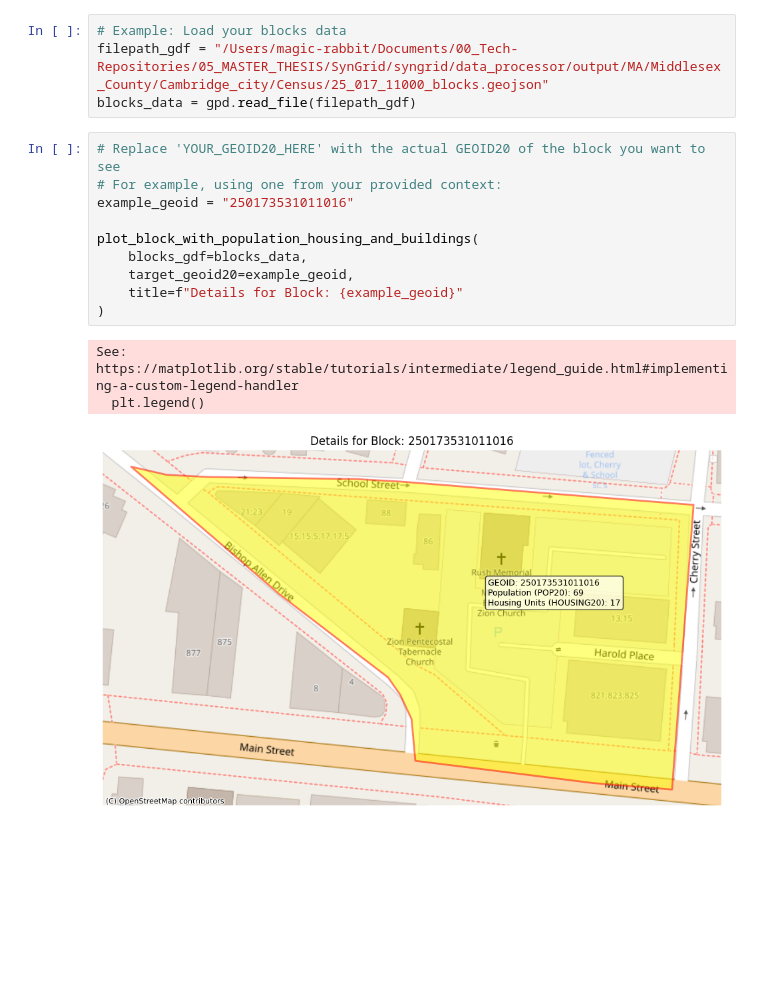
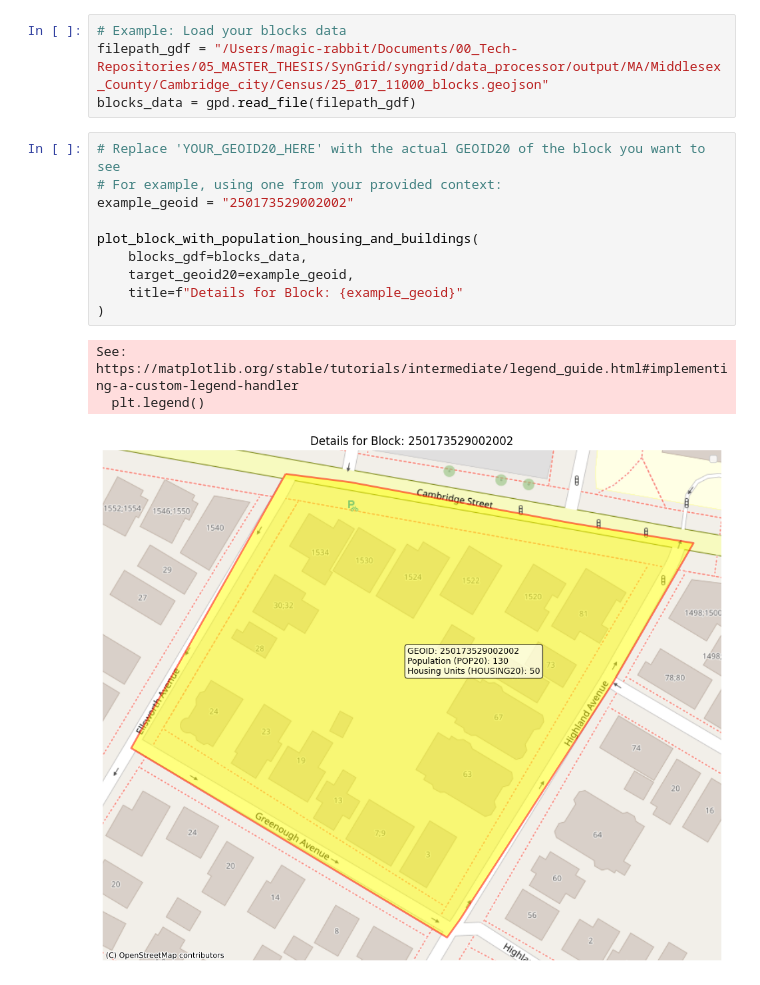
Before and after one commit to DAI-Lab/Gridtracer, a Jupyter notebook: syngrid/data_processor/notebooks/00_CENSUS.ipynb, the cells around one changed output. Saved outputs shown, nothing was run; the diff lists cells and outputs as text; blank space fills up the shorter version.

```diff
--- a/syngrid/data_processor/notebooks/00_CENSUS.ipynb
+++ b/syngrid/data_processor/notebooks/00_CENSUS.ipynb
@@ -103,14 +103,14 @@ blocks_data = gpd.read_file(filepath_gdf)
 # %%
 # Replace 'YOUR_GEOID20_HERE' with the actual GEOID20 of the block you want to see
 # For example, using one from your provided context:
-example_geoid = "250173531011016"
+example_geoid = "250173529002002"
 
 plot_block_with_population_housing_and_buildings(
     blocks_gdf=blocks_data,
     target_geoid20=example_geoid,
     title=f"Details for Block: {example_geoid}"
 )
 # %% [output]
 See: https://matplotlib.org/stable/tutorials/intermediate/legend_guide.html#implementing-a-custom-legend-handler
   plt.legend()
-[figure, old version]
+[figure, new version]
```
Also changed, not shown: 2 other files.
